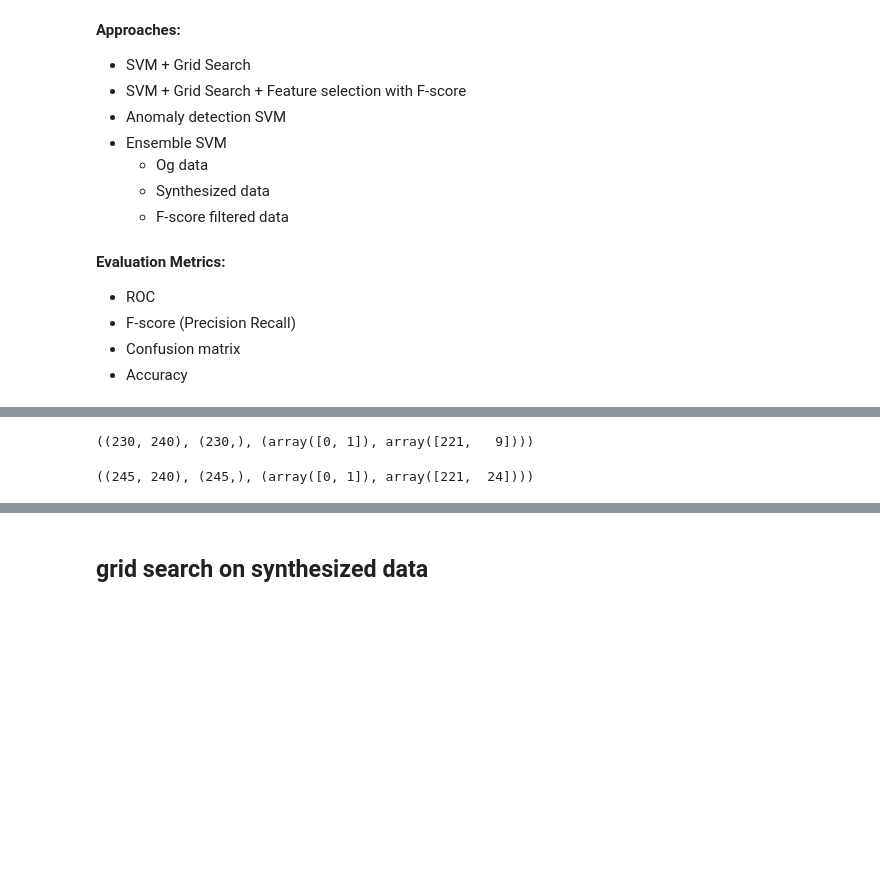
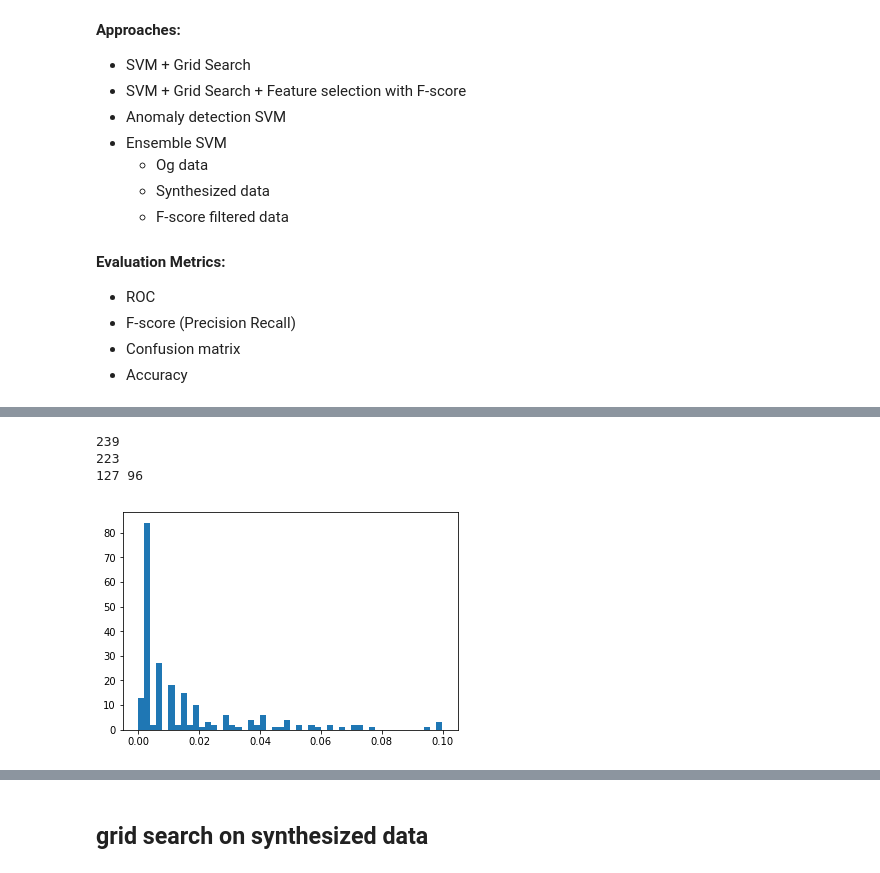
Before and after one commit to sahilgandhi94/predictive-lead-scoring, a Jupyter notebook: SVM.ipynb, the cells around one changed output, grey strips where cells are left out. Saved outputs shown, nothing was run; the diff lists cells and outputs as text; code cells hidden in the pictures; blank space fills up the shorter version.

Commit message:
f score for feature selection

```diff
--- a/SVM.ipynb
+++ b/SVM.ipynb
@@ -53,36 +79,32 @@ DATA = 'dataset/loan_one_hot_encoded.csv'
 # %%
-drop_cols = ['loan_created', 'application_id',
-#              'firm_type_Proprietorship',
-             'average_business_inflow'
-            ]
-df = pd.read_csv(DATA)
-Y = df['loan_created']
-og_X = df.drop(drop_cols, axis=1)
+# drop_cols = ['loan_created', 'application_id',
+# #              'firm_type_Proprietorship',
+#              'average_business_inflow'
+#             ]
+# df = pd.read_csv(DATA)
+# Y = df['loan_created']
+# og_X = df.drop(drop_cols, axis=1)
 
-imp = Imputer()
-imputed_X = imp.fit_transform(og_X)
+# imp = Imputer()
+# imputed_X = imp.fit_transform(og_X)
 
-# X = imputed_X
-scl = StandardScaler()
-X = scl.fit_transform(imputed_X)
+# # X = imputed_X
+# scl = StandardScaler()
+# X = scl.fit_transform(imputed_X)
 
-X.shape, Y.shape, np.unique(Y, return_counts=True)
+# X.shape, Y.shape, np.unique(Y, return_counts=True)
-# %% [output]
-((230, 240), (230,), (array([0, 1]), array([221,   9])))
 # %%
-sm = SMOTE(random_state = 44, ratio = {0:221, 1:24})
-X_os, Y_os = sm.fit_sample(X, Y)
+# sm = SMOTE(random_state = 44, ratio = {0:221, 1:24})
+# X_os, Y_os = sm.fit_sample(X, Y)
 
-X_os.shape, Y_os.shape, np.unique(Y_os, return_counts=True)
+# X_os.shape, Y_os.shape, np.unique(Y_os, return_counts=True)
-# %% [output]
-((245, 240), (245,), (array([0, 1]), array([221,  24])))
 # %%
 class GridSearchCV:
     def __init__(self, param_grid, clf, pos_label, cv=5):
         self.param_list_ = list(ParameterGrid(param_grid))
         self.cv = cv
         self.pos_label = pos_label
-        self._clf = clf
+        self.clf = clf
 
         self.overfit_ = [[] for _ in range(len(self.param_list_))]
 
@@ -101,11 +123,11 @@ class GridSearchCV:
             for idx, params in enumerate(self.param_list_):
                 X_train, X_test = X[train_index], X[test_index]
                 y_train, y_test = y[train_index], y[test_index]
-                clf.set_params(**params)
-                clf.fit(X_train, y_train) # probability=True, class_weight='balanced',
-                y_pred = clf.predict(X_test)
-                if getattr(clf, "predict_proba", None):
-                    y_probab = clf.predict_proba(X_test)
+                self.clf.set_params(**params)
+                self.clf.fit(X_train, y_train) # probability=True, class_weight='balanced',
+                y_pred = self.clf.predict(X_test)
+                if getattr(self.clf, "predict_proba", None):
+                    y_probab = self.clf.predict_proba(X_test)
                 else:
                     y_pred[y_pred == -1] = 0
 
@@ -117,7 +139,7 @@ class GridSearchCV:
                     self.recall_[idx].append([])
                     self.f1_scores_[idx].append(np.nan)
 
-                    if getattr(clf, "predict_proba", None):
+                    if getattr(self.clf, "predict_proba", None):
                         self.fpr_[idx].append([])
                         self.tpr_[idx].append([])
                         self.auc_scores_[idx].append(np.nan)
@@ -127,7 +149,7 @@ class GridSearchCV:
                     self.precision_[idx].append(precision)
                     self.recall_[idx].append(recall)
                     self.f1_scores_[idx].append(f1_score(y_test, y_pred))
-                    if getattr(clf, "predict_proba", None):
+                    if getattr(self.clf, "predict_proba", None):
                         fpr, tpr, roc_thresholds = roc_curve(y_test, y_probab[:,1], pos_label=self.pos_label)
                         self.fpr_[idx].append(fpr)
                         self.tpr_[idx].append(tpr)
@@ -158,0 +240,24 @@ class GridSearchCV:
+# %%
+param_grid = [
+  {'C': [.1, .5, 1, 5, 10],
+   'gamma': ['auto'], 'kernel': ['rbf', 'sigmoid'],
+   'probability': [True], 'class_weight': ['balanced']},
+ ]
+thresholds = [(.004, .02)]#, (.2, .8), (.2, .9), (.2, .7), (.2, .6)]
+# gscv = GridSearchCV(param_grid, clf, pos_label=1, cv=5)
+fs = FScoreFeatureSelection(SVC(), param_grid, pos_label=1)
+fs.fit(X_os, Y_os, thresholds)
+# %%
+xs = fs.f_scores[~np.isnan(fs.f_scores)]
+print(len(xs))
+xs = xs[xs <= .1]
+print(len(xs))
+print(len(xs[xs >= .004]), len(xs[xs < .004]))
+plt.hist(xs, bins=50)
+plt.show()
+# fs.f_scores[~np.isnan(fs.f_scores)].shape, fs.f_scores.shape
+# %% [output]
+239
+223
+127 96
+[figure, added]
```
Also changed, not shown: parts of 10 cells of this notebook.
